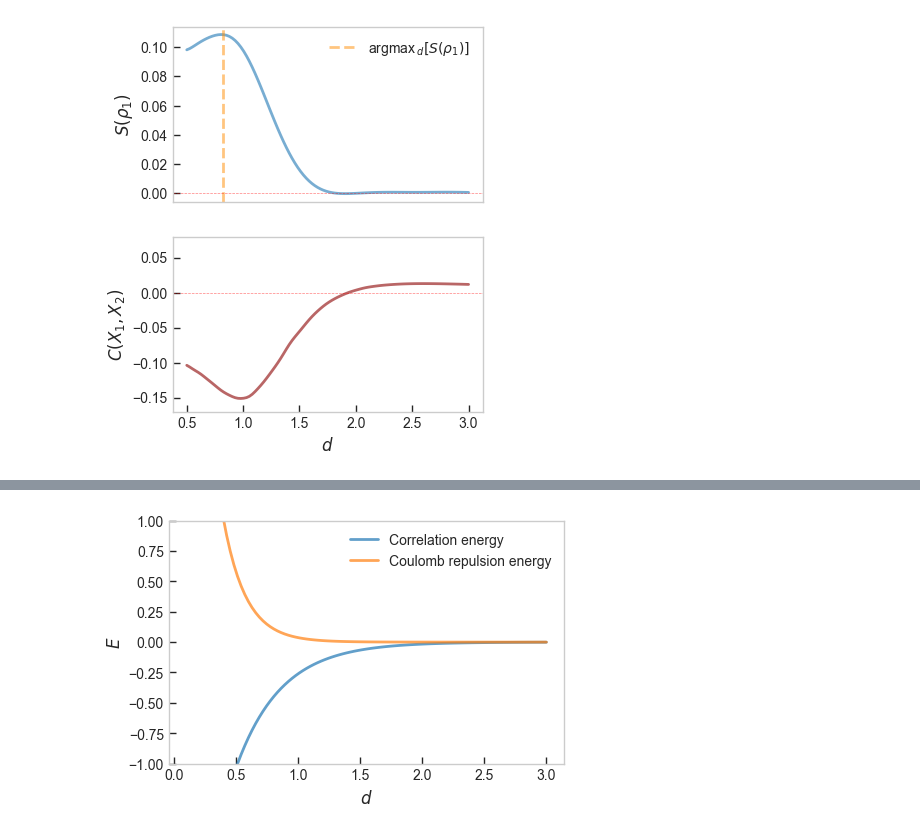
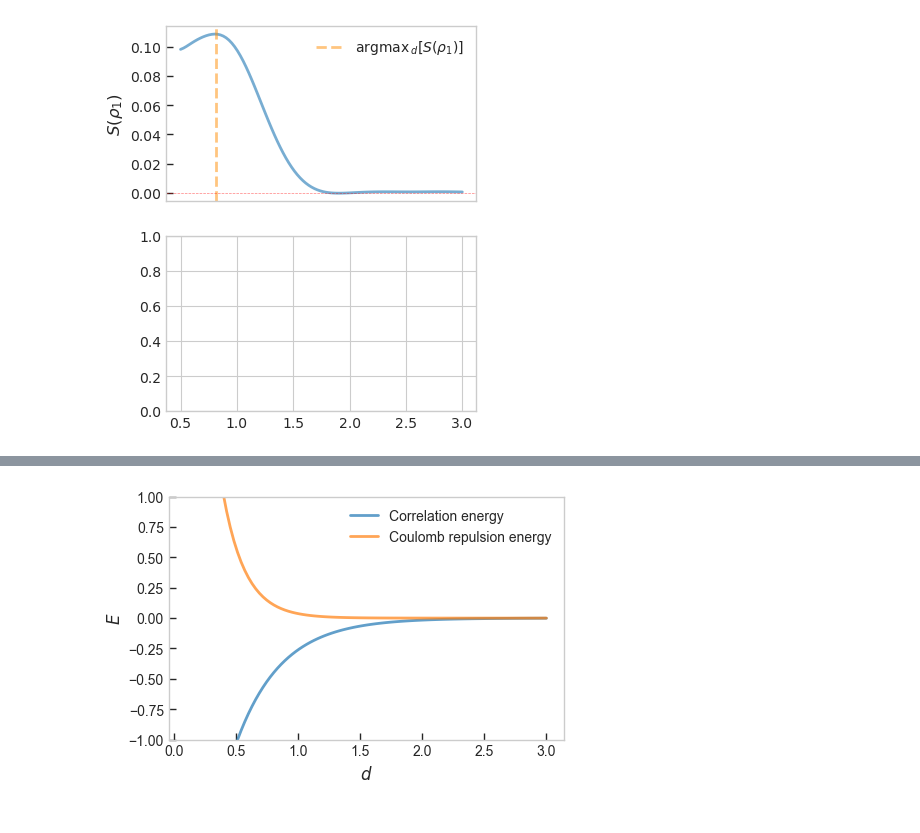
Before and after one commit to MatthieuSarkis/Long-range-intermolecular-interactions-on-a-continuous-variable-quantum-computer, a Jupyter notebook: plot_alternate.ipynb, the cells around one changed output, grey strips where cells are left out. Drawn from its saved outputs; the diff is of its cells as text; code cells hidden in the pictures.

```diff
--- a/plot_alternate.ipynb
+++ b/plot_alternate.ipynb
@@ -588,58 +789,38 @@ def plot_entropy(
         #linewidth=2
     )
 
-    line1, = axes[1].plot(
-        np.linspace(0.5, 3.0, 100),
-        [correlation_fit(r) for r in np.linspace(0.5, 3.0, 100)],
-        c='darkred',
-        alpha=0.6,
-        #label='Correlation coefficients',
-        linewidth=2
-    )
 
     #axes[0].set_xlabel(r'$d$')
     axes[0].set_ylabel(r'$S(\rho_1)$')
     axes[0].grid(False)
     #axes.set_title('Entanglement entropy')
 
     line2 = axes[0].axvline(x=0.81758794, label=r'argmax$\,_d[S(\rho_1)]$', linestyle = 'dashed', color = 'darkorange', alpha=0.5)
     axes[0].legend(handles=[line0, line2])
     axes[0].tick_params(direction=tick_dir, length=tick_len, width=tick_width)
     axes[0].tick_params(
     axis='x',          # changes apply to the x-axis
     which='both',      # both major and minor ticks are affected
     bottom=False,      # ticks along the bottom edge are off
     top=False,         # ticks along the top edge are off
     labelbottom=False) # labels along the bottom edge are off
-    axes[1].tick_params(direction=tick_dir, length=tick_len, width=tick_width)
-    axes[1].legend(handles=[line1])
-    axes[1].set_xlabel(r'$d$')
-    axes[1].set_ylabel(r'$C(X_1, X_2)$')
-    axes[1].set_ylim(-0.17, 0.08)
-    axes[1].grid(False)
 
     axes[0].axhline(
         y = 0.0,
         color = 'red',
         linestyle = '--',
         alpha=0.5,
         lw=0.5
     )
 
-    axes[1].axhline(
-        y = 0.0,
-        color = 'red',
-        linestyle = '--',
-        alpha=0.5,
-        lw=0.5
-    )
 
 
-    plt.savefig(os.path.join(plots_path, 'entropy_correlation.pdf'), dpi=300, transparent=False, bbox_inches='tight')
+    # plt.savefig(os.path.join(plots_path, 'entropy_correlation.pdf'), dpi=300, transparent=False, bbox_inches='tight')
+
 
 plot_entropy(
     distance_array=distances[start:],
-    entropy_array=entropy_array[angle_idx, start:]
+    entropy_array=entropy_array[2, start:]
 )
 # %% [output]
-[figure, old version]
+[figure, new version]
```
Also changed, not shown: parts of 32 cells of this notebook, 27 other files.
